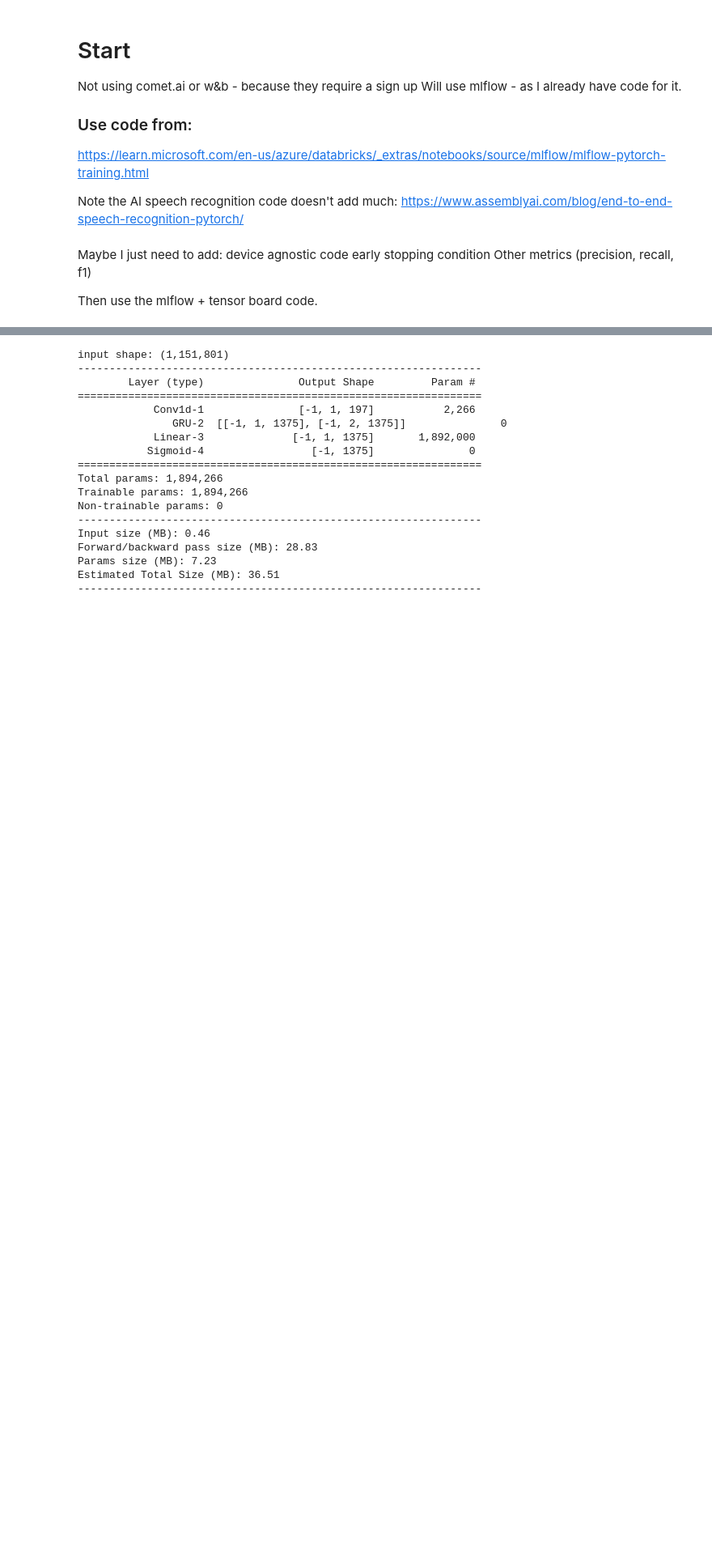
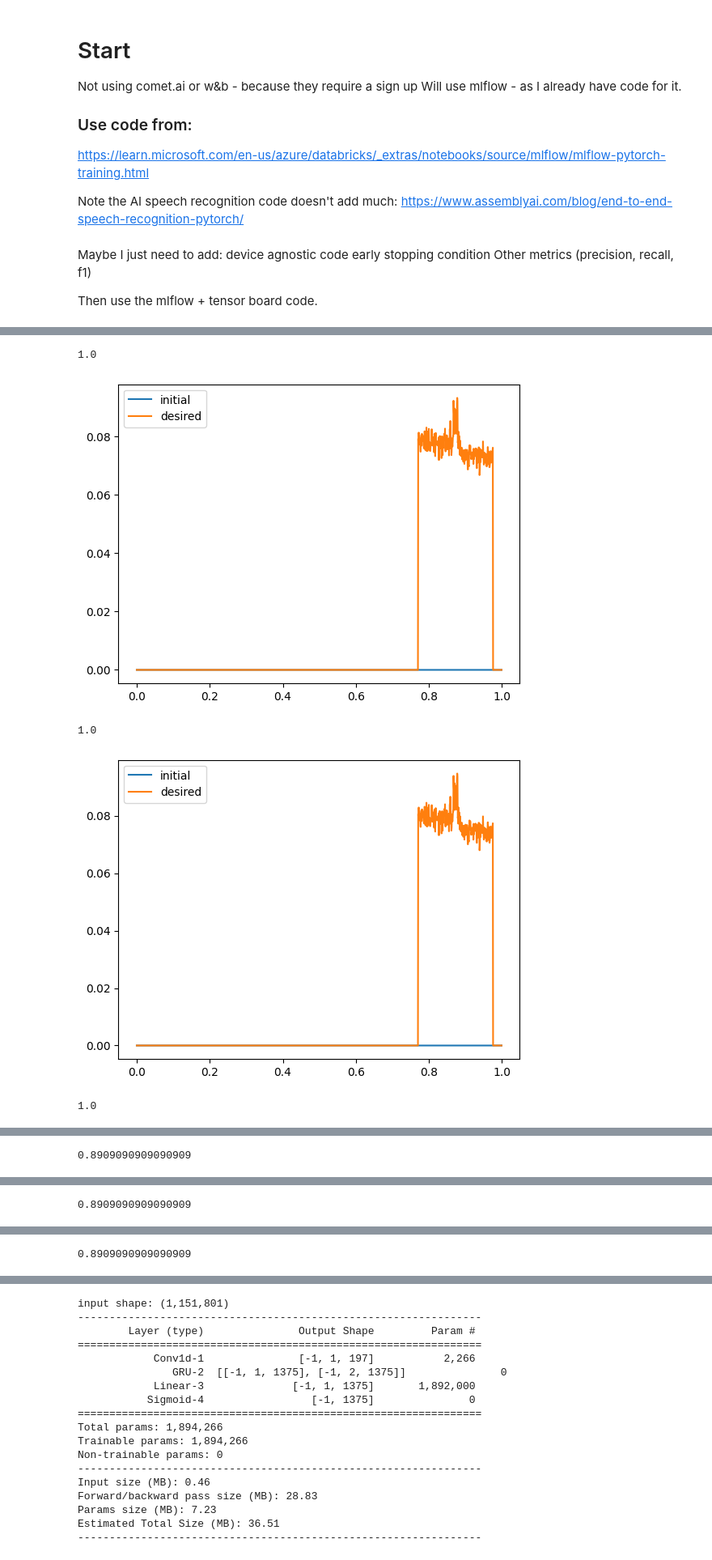
Before and after one commit to aworma4/Trigger_Word_Detction, a Jupyter notebook: functionalising_training.ipynb, the cells around one changed output, grey strips where cells are left out. Shown at 81% size. Cells and saved outputs as stored; diff of their text form; code cells hidden in the pictures; blank space fills up the shorter version.

```diff
--- a/functionalising_training.ipynb
+++ b/functionalising_training.ipynb
@@ -18,0 +130,21 @@ Then use the mlflow + tensor board code.
+# %%
+# test on test data
+testloader = test_data
+for i, data in enumerate(testloader, 2):
+    # get the inputs; data is a list of [inputs, labels]
+    inputs, labels_og = data
+
+    labels =  resize_label(labels_og, args.label_time)
+
+    out = model(inputs)
+
+    print(get_accuracy(labels, out,cutoff=0.8))
+
+    #plot
+    plot_new_vs_old_label(labels,out.detach().numpy())
+# %% [output]
+1.0
+[figure, added]
+1.0
+[figure, added]
+1.0
@@ -18,0 +152 @@ Then use the mlflow + tensor board code.
+0.8909090909090909
@@ -18,0 +154 @@ Then use the mlflow + tensor board code.
+0.8909090909090909
@@ -18,0 +156 @@ Then use the mlflow + tensor board code.
+0.8909090909090909
```
Also changed, not shown: parts of 8 cells of this notebook, 3 other files.
